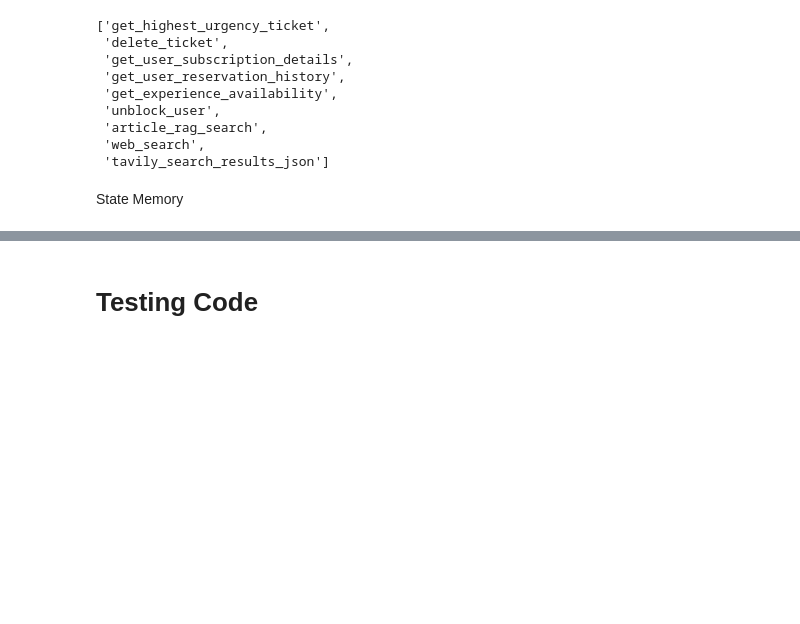
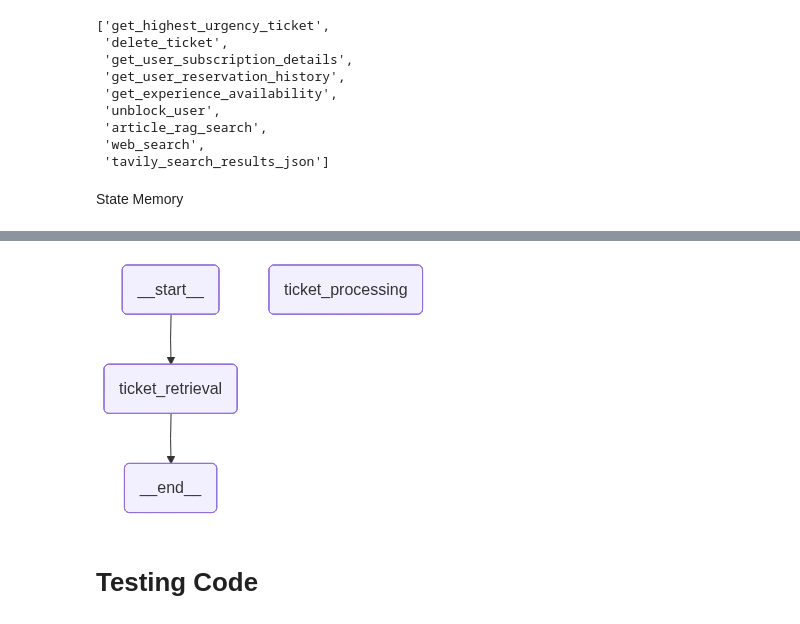
Before and after one commit to calvinwy/udacity_agentic_ai_langchang.langgraph, a Jupyter notebook: project_3/solution/03_agentic_app.ipynb, the cells around one changed output, grey strips where cells are left out. Cells and saved outputs as stored; diff of their text form; code cells hidden in the pictures; blank space fills up the shorter version.

```diff
--- a/project_3/solution/03_agentic_app.ipynb
+++ b/project_3/solution/03_agentic_app.ipynb
@@ -402,3 +397,29 @@ display(
+# %%
+async def ticket_processing_node(ticket: TicketRetrievalState) -> Command[Literal["ticket_retrieval"]]:
+    output = subgraph.invoke(input=ticket)
+    return Command(
+        update=output,
+        goto="ticket_retrieval"
+    )
+# %%
+workflow = StateGraph(TicketRetrievalState)
+
+workflow.add_node("ticket_retrieval", ticket_retrieval_node)
+workflow.add_node("ticket_processing", ticket_processing_node)
+
+workflow.add_edge(START, "ticket_retrieval")
+workflow.add_edge("ticket_retrieval", END)
+
+checkpointer = MemorySaver()
+main_graph = workflow.compile(checkpointer=checkpointer)
+
+display(
+    Image(
+        main_graph.get_graph().draw_mermaid_png()
+    )
+)
+# %% [output]
+[figure, added]
 # %%
 # IDEALLY YOUR ONLY IMPORT HERE IS:
 # from agentic.workflow import orchestrator
```
Also changed, not shown: parts of 15 cells of this notebook, 1 other file.
